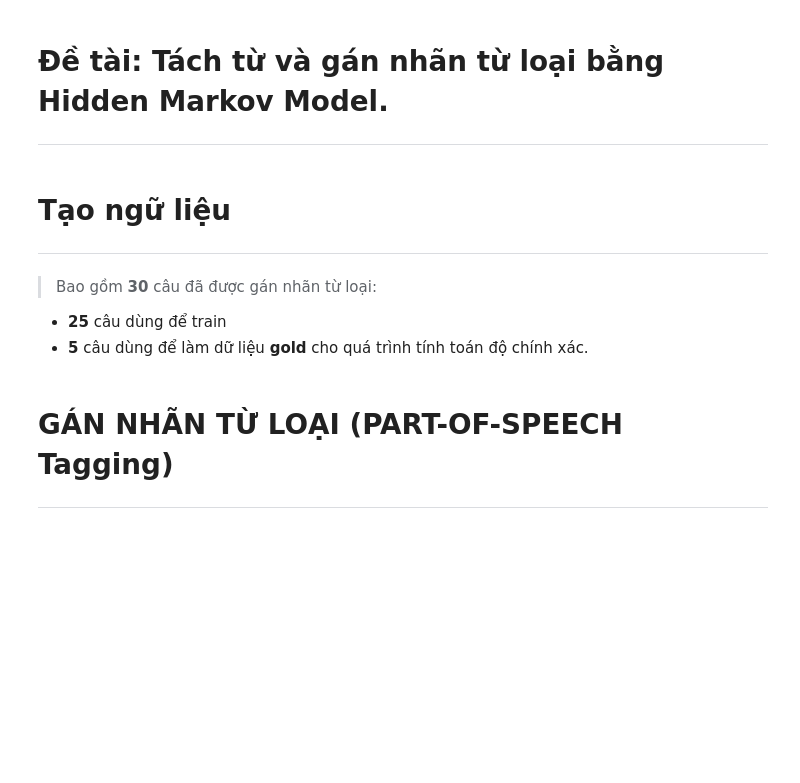
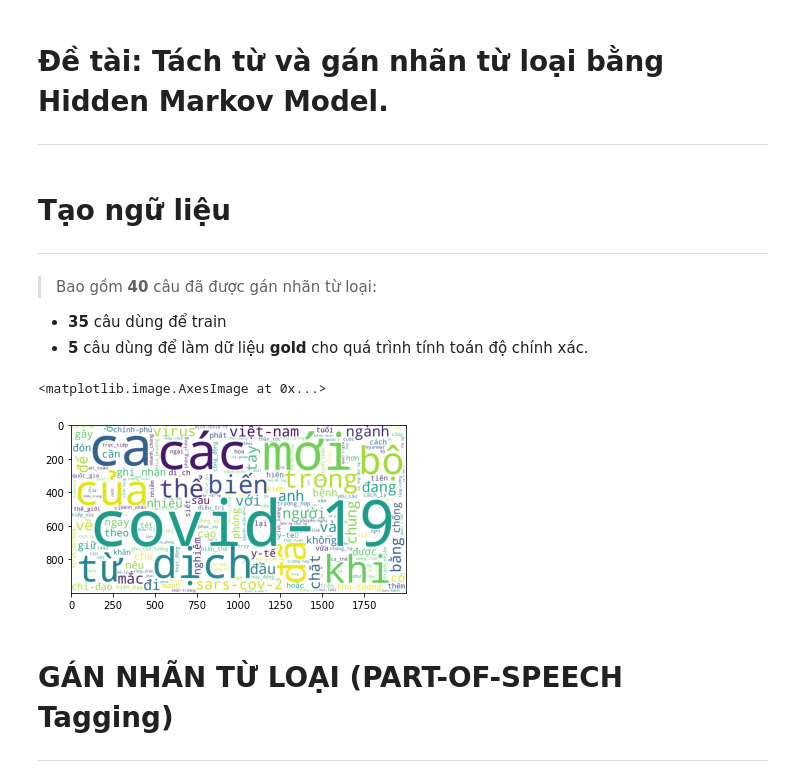
Before and after one commit to icebearian/CS221-Natural-Language-Processing, a Jupyter notebook: PosTaggingCapstoneProject.ipynb, the cells around one changed output. Saved outputs shown, nothing was run; the diff lists cells and outputs as text; code cells hidden in the pictures; blank space fills up the shorter version.

```diff
--- a/PosTaggingCapstoneProject.ipynb
+++ b/PosTaggingCapstoneProject.ipynb
@@ -6,9 +6,35 @@
 # %% [markdown]
 # **Tạo ngữ liệu**
 ---
-> Bao gồm **30** câu đã được gán nhãn từ loại:
-- **25** câu dùng để train
+> Bao gồm **40** câu đã được gán nhãn từ loại:
+- **35** câu dùng để train
 - **5** câu dùng để làm dữ liệu **gold** cho quá trình tính toán độ chính xác.
+# %%
+import matplotlib.pyplot as plt
+import matplotlib.image as mpimg
+from wordcloud import WordCloud
+background_color = "#FFFFFF"
+height = 1000
+width = 2000
+with open("WordCloud.txt", "r") as f:
+    words = f.read().split()
+data = dict()
+for word in words:
+    word = word.lower()
+    data[word] = data.get(word, 0) + 1
+
+word_cloud = WordCloud(
+    background_color=background_color,
+    width=width,
+    height=height
+)
+
+word_cloud.generate_from_frequencies(data)
+word_cloud.to_file('image.png')
+plt.imshow(mpimg.imread('image.png'))
+# %% [output]
+<matplotlib.image.AxesImage at 0x...>
+[figure, added]
 # %%
 gold_data = [('Alex', 'NNP'),('was', 'NNP'),('born', 'VB'),('in', 'NNP'),('California', 'NNP')]
 # %%
```
Also changed, not shown: parts of 5 cells of this notebook.
